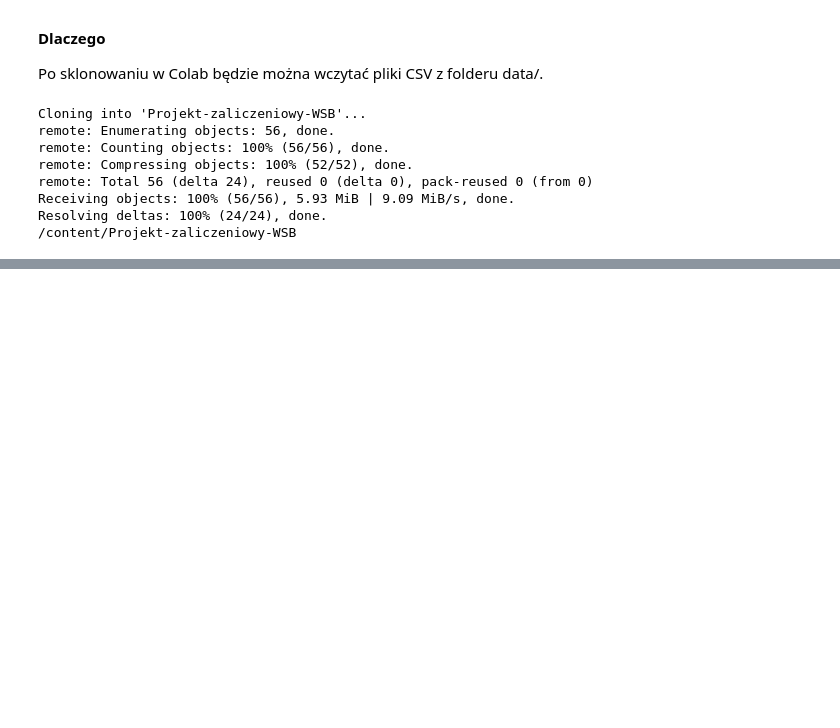
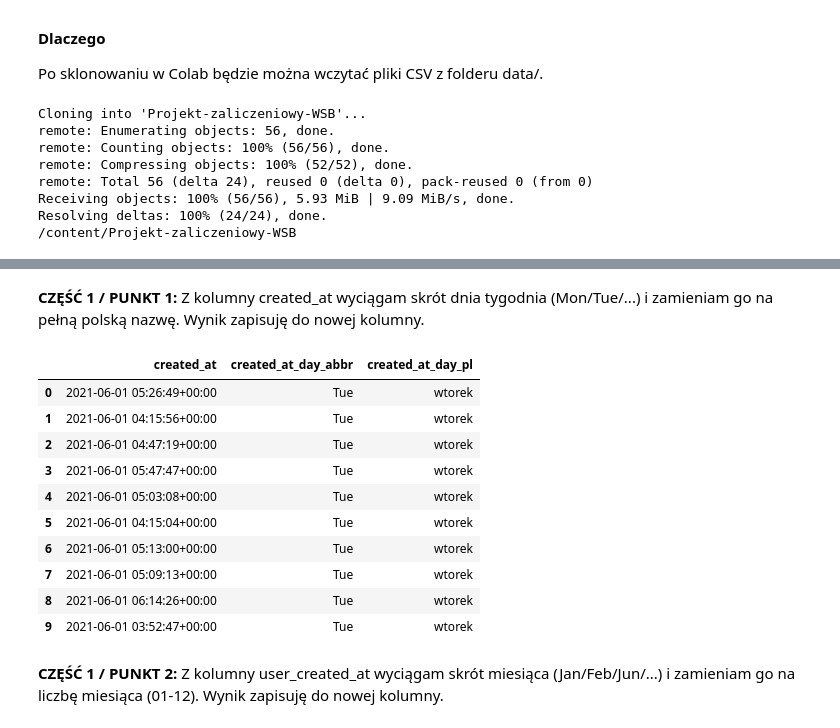
Before and after one commit to ludmilaqlawik/Projekt-zaliczeniowy-WSB, a Jupyter notebook: Projekt_zaliczeniowy_WSB.ipynb, the cells around one changed output, grey strips where cells are left out. Drawn from its saved outputs; the diff is of its cells as text; code cells hidden in the pictures; blank space fills up the shorter version.

```diff
--- a/Projekt_zaliczeniowy_WSB.ipynb
+++ b/Projekt_zaliczeniowy_WSB.ipynb
@@ -59,0 +175,38 @@ Resolving deltas: 100% (24/24), done.
+# %% [markdown]
+**CZĘŚĆ 1 / PUNKT 1:**
+Z kolumny created_at wyciągam skrót dnia tygodnia (Mon/Tue/...) i zamieniam go na pełną polską nazwę. Wynik zapisuję do nowej kolumny.
+# %%
+df["created_at"] = pd.to_datetime(       # zamieniam created_at na typ daty/czasu (datetime)
+    df["created_at"],                    # biorę istniejącą kolumnę created_at
+    errors="coerce",                     # jeśli trafia się coś nietypowego -> zamieniam na NaT zamiast błędu
+    utc=True                             # ustawiam wspólną strefę czasu UTC
+)
+# %%
+df["created_at_day_abbr"] = df["created_at"].dt.strftime("%a")  # tworzę skrót dnia tygodnia (np. Mon, Tue)
+days_abbr_to_pl = {                                             # słownik: skrót EN -> pełna nazwa PL
+    "Mon": "poniedziałek",
+    "Tue": "wtorek",
+    "Wed": "środa",
+    "Thu": "czwartek",
+    "Fri": "piątek",
+    "Sat": "sobota",
+    "Sun": "niedziela"
+}
+# %%
+df["created_at_day_pl"] = df["created_at_day_abbr"].map(days_abbr_to_pl)  # mapuję skróty na polskie nazwy
+# %%
+df[["created_at", "created_at_day_abbr", "created_at_day_pl"]].head(10)   # podgląd wyniku
+# %% [output]
+|  | created_at | created_at_day_abbr | created_at_day_pl |
+| 0 | 2021-06-01 05:26:49+00:00 | Tue | wtorek |
+| 1 | 2021-06-01 04:15:56+00:00 | Tue | wtorek |
+| 2 | 2021-06-01 04:47:19+00:00 | Tue | wtorek |
+| 3 | 2021-06-01 05:47:47+00:00 | Tue | wtorek |
+| 4 | 2021-06-01 05:03:08+00:00 | Tue | wtorek |
+| 5 | 2021-06-01 04:15:04+00:00 | Tue | wtorek |
+| 6 | 2021-06-01 05:13:00+00:00 | Tue | wtorek |
+| 7 | 2021-06-01 05:09:13+00:00 | Tue | wtorek |
+| 8 | 2021-06-01 06:14:26+00:00 | Tue | wtorek |
+| 9 | 2021-06-01 03:52:47+00:00 | Tue | wtorek |
+# %% [markdown]
+**CZĘŚĆ 1 / PUNKT 2:** Z kolumny user_created_at wyciągam skrót miesiąca (Jan/Feb/Jun/...) i zamieniam go na liczbę miesiąca (01-12). Wynik zapisuję do nowej kolumny.
```
Also changed, not shown: parts of 21 cells of this notebook.
